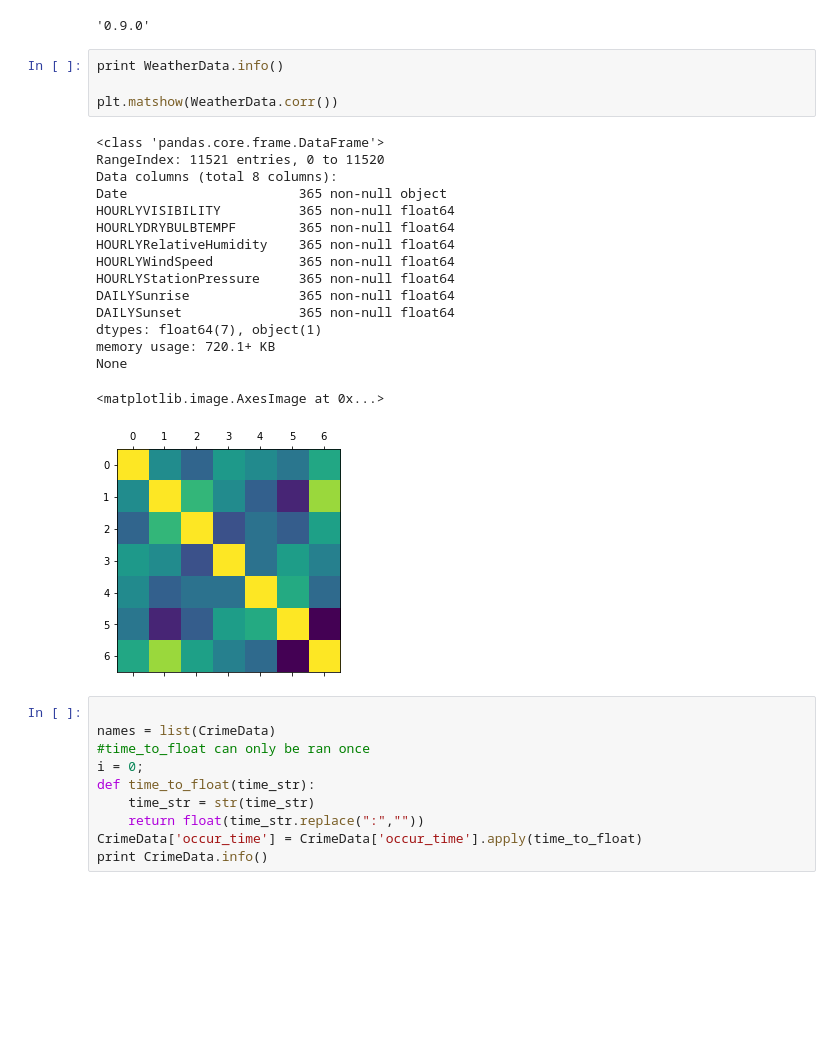
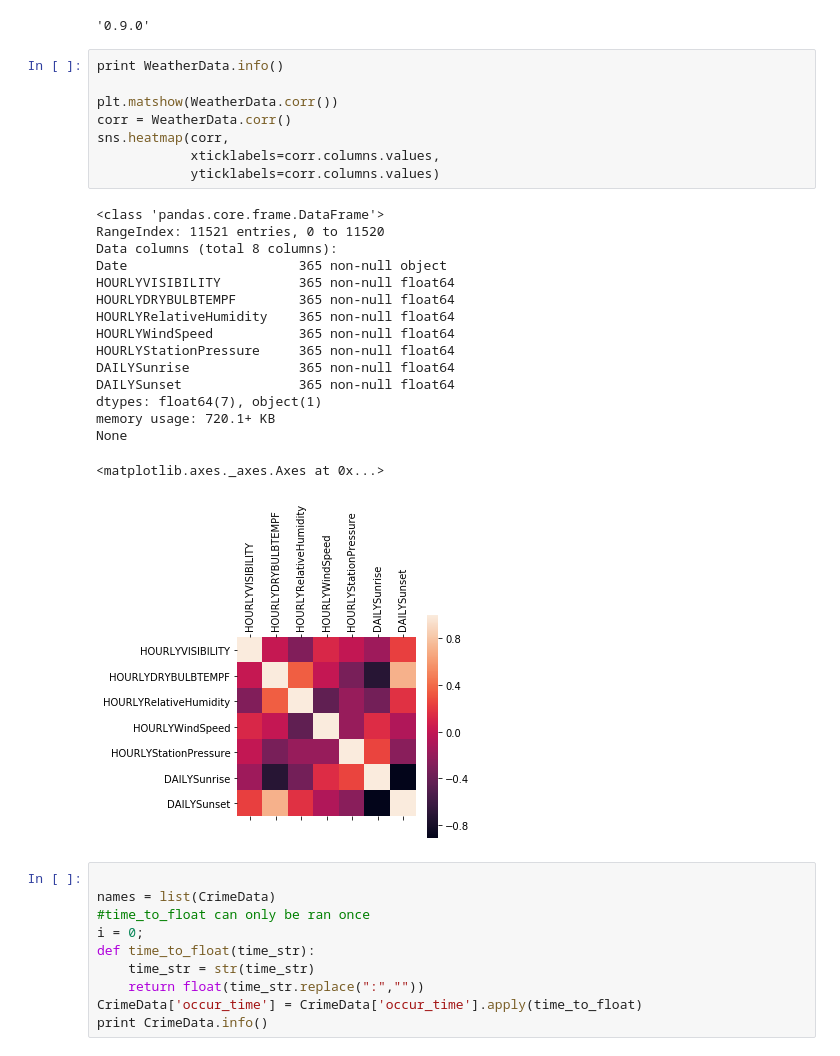
Before and after one commit to spennin5/CrimeAndWeather, a Jupyter notebook: Crime and Weather Analysis.ipynb, the cells around one changed output. Saved outputs shown, nothing was run; the diff lists cells and outputs as text; blank space fills up the shorter version.

```diff
--- a/Crime and Weather Analysis.ipynb
+++ b/Crime and Weather Analysis.ipynb
@@ -28,24 +28,28 @@ sns.__version__
 # %%
 print WeatherData.info()
 
 plt.matshow(WeatherData.corr())
+corr = WeatherData.corr()
+sns.heatmap(corr,
+            xticklabels=corr.columns.values,
+            yticklabels=corr.columns.values)
 # %% [output]
 <class 'pandas.core.frame.DataFrame'>
 RangeIndex: 11521 entries, 0 to 11520
 Data columns (total 8 columns):
 Date                      365 non-null object
 HOURLYVISIBILITY          365 non-null float64
 HOURLYDRYBULBTEMPF        365 non-null float64
 HOURLYRelativeHumidity    365 non-null float64
 HOURLYWindSpeed           365 non-null float64
 HOURLYStationPressure     365 non-null float64
 DAILYSunrise              365 non-null float64
 DAILYSunset               365 non-null float64
 dtypes: float64(7), object(1)
 memory usage: 720.1+ KB
 None
-<matplotlib.image.AxesImage at 0x...>
+<matplotlib.axes._axes.Axes at 0x...>
-[figure, old version]
+[figure, new version]
 # %%
 
 names = list(CrimeData)
```
Also changed, not shown: parts of 2 cells of this notebook, 1 other file.
